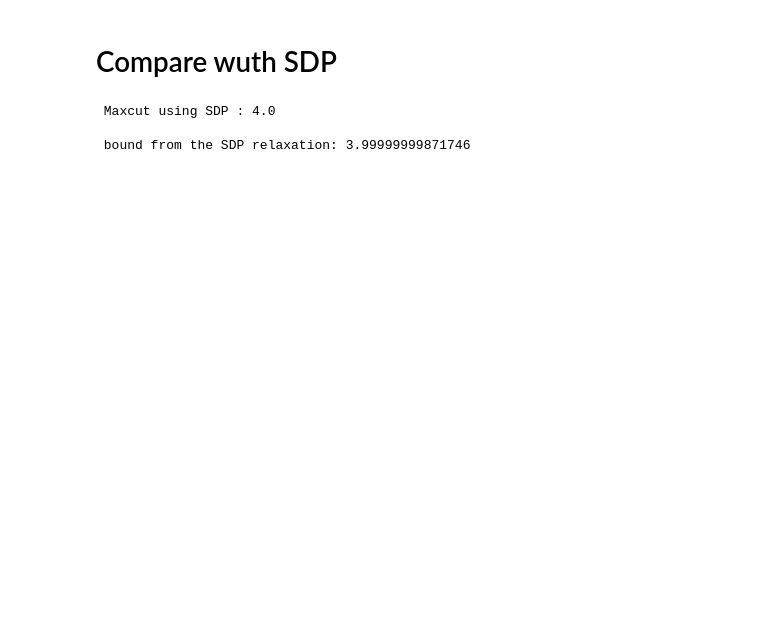
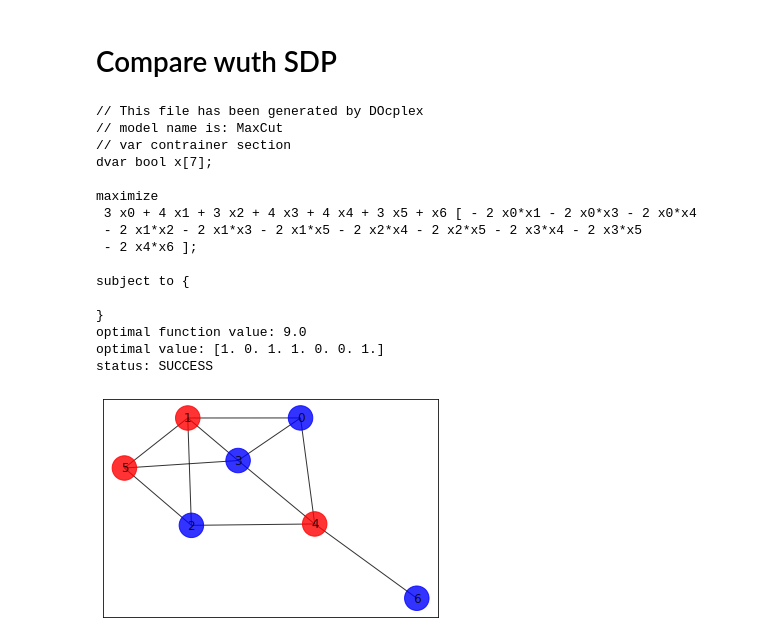
Before and after one commit to billboliao/QAOA, a Jupyter notebook: Fine_gridQAOA.ipynb, the cells around one changed output. Drawn from its saved outputs; the diff is of its cells as text; code cells hidden in the pictures; blank space fills up the shorter version.

```diff
--- a/Fine_gridQAOA.ipynb
+++ b/Fine_gridQAOA.ipynb
@@ -309,34 +315,37 @@ The approximate solution is x* = 0110 with C(x*) = 4
 # %% [markdown]
 # Compare wuth SDP
-# %%
-
-maxcut = pic.Problem()
-
-# Add the symmetric matrix variable.
-X=maxcut.add_variable('X', (n,n), 'symmetric')
-
-# Retrieve the Laplacian of the graph.
-LL = 1/4.*nx.laplacian_matrix(G).todense()
-L=pic.new_param('L', LL)
-
-# Constrain X to have ones on the diagonal.
-maxcut.add_constraint(pic.diag_vect(X) == 1)
-
-# Constrain X to be positive semidefinite.
-maxcut.add_constraint(X >> 0)
-
-# Set the objective.
-maxcut.set_objective('max', L|X)
-
-#print(maxcut)
-
-# Solve the problem.
-maxcut.solve(solver='cvxopt')
-print("\n Maxcut using SDP :",np.around(maxcut.obj_value()) )
-print('\n bound from the SDP relaxation: {0}'.format(maxcut.obj_value()))
-
-plt.show()
-# %% [output]
- Maxcut using SDP : 4.0
-
- bound from the SDP relaxation: 3.99999999871746
+# %%
+mdl = Model('MaxCut')
+x = mdl.binary_var_list('x{}'.format(i) for i in range(n))
+
+objective = mdl.sum([ (x[i] + x[j] - 2*x[i]*x[j]) for (i, j) in edges])
+mdl.maximize(objective)
+
+mdl.prettyprint()
+# convert from DOcplex model to Qiskit Quadratic Program
+qp = QuadraticProgram()
+qp.from_docplex(mdl)
+
+# Solve Quadratic Program using CPLEX
+cplex = CplexOptimizer()
+result = cplex.solve(qp)
+print(result)
+plot_result(G, result.x)
+# %% [output]
+// This file has been generated by DOcplex
+// model name is: MaxCut
+// var contrainer section
+dvar bool x[7];
+
+maximize
+ 3 x0 + 4 x1 + 3 x2 + 4 x3 + 4 x4 + 3 x5 + x6 [ - 2 x0*x1 - 2 x0*x3 - 2 x0*x4
+ - 2 x1*x2 - 2 x1*x3 - 2 x1*x5 - 2 x2*x4 - 2 x2*x5 - 2 x3*x4 - 2 x3*x5
+ - 2 x4*x6 ];
+
+subject to {
+
+}
+optimal function value: 9.0
+optimal value: [1. 0. 1. 1. 0. 0. 1.]
+status: SUCCESS
+[figure, added]
```
Also changed, not shown: parts of 4 cells of this notebook.
